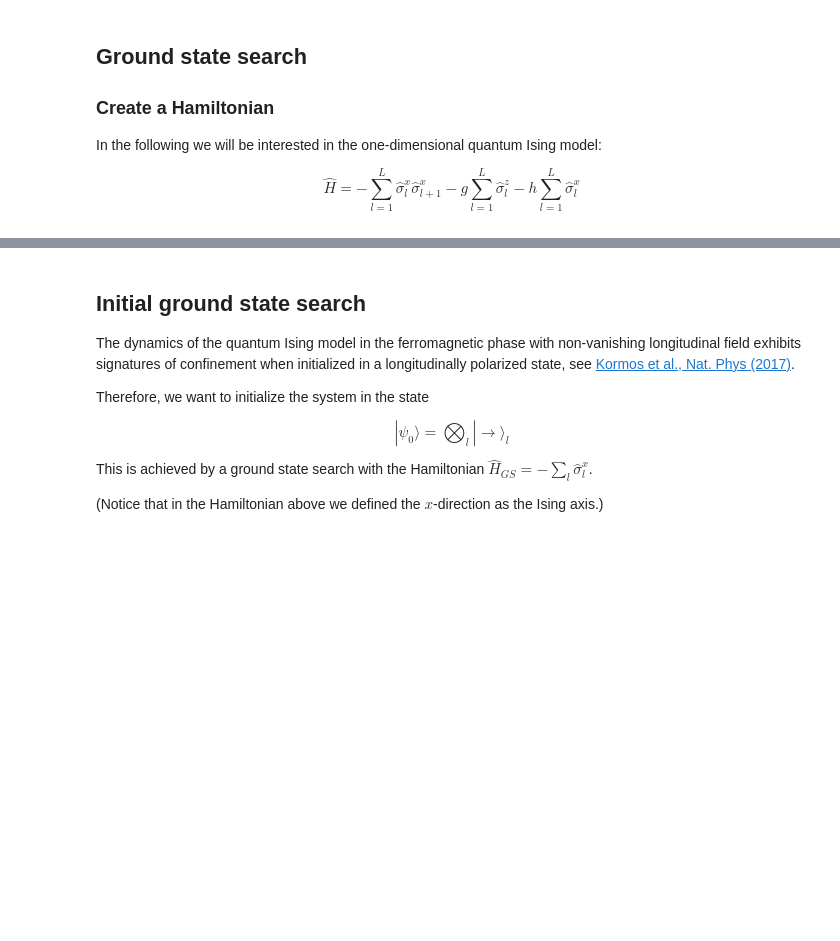
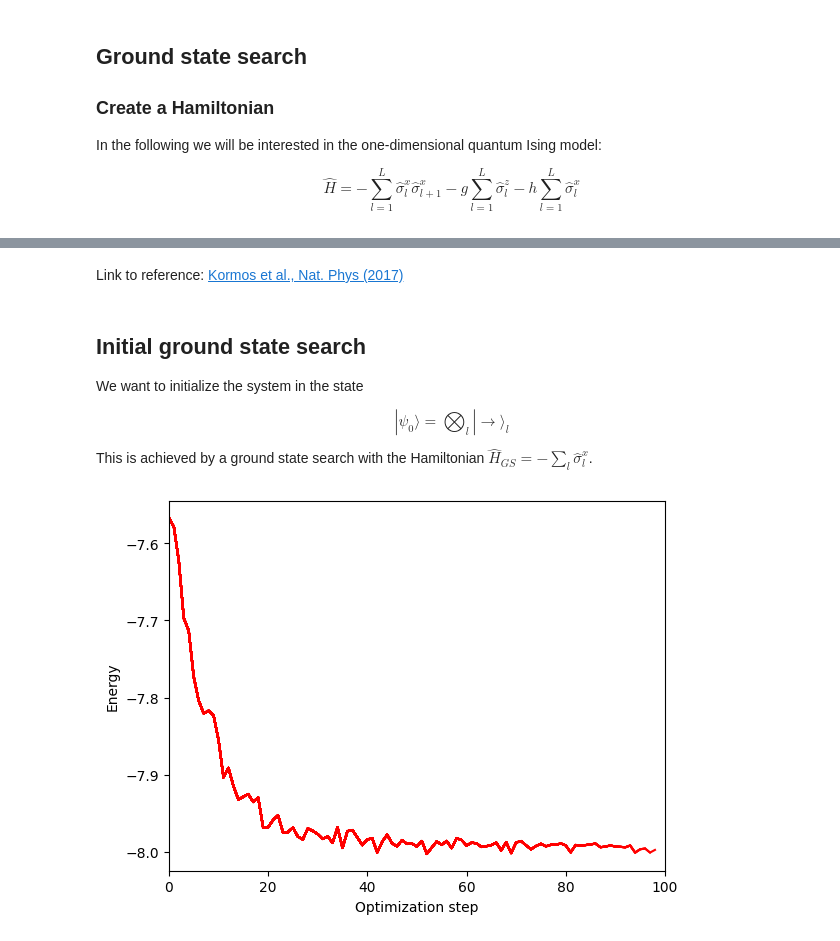
Before and after one commit to markusschmitt/quant24_summer_school, a Jupyter notebook: nqs_tutorial.ipynb, the cells around one changed output, grey strips where cells are left out. Saved outputs shown, nothing was run; the diff lists cells and outputs as text; code cells hidden in the pictures; blank space fills up the shorter version.

```diff
--- a/nqs_tutorial.ipynb
+++ b/nqs_tutorial.ipynb
@@ -415,14 +393,22 @@ tdvpEquation = TDVP(sampler,
+# %% [markdown]
+Link to reference: [Kormos et al., Nat. Phys (2017)](https://www.nature.com/articles/nphys3934)
 # %% [markdown]
 ## Initial ground state search
 
-The dynamics of the quantum Ising model in the ferromagnetic phase with non-vanishing longitudinal field exhibits signatures of confinement when initialized in a longitudinally polarized state, see [Kormos et al., Nat. Phys (2017)](https://www.nature.com/articles/nphys3934).
-
-Therefore, we want to initialize the system in the state
+We want to initialize the system in the state
 
 $$|\psi_0\rangle=\bigotimes_l|\rightarrow\rangle_l$$
 
 This is achieved by a ground state search with the Hamiltonian $\hat H_{GS}=-\sum_l\hat\sigma_l^x$.
-
-(Notice that in the Hamiltonian above we defined the $x$-direction as the Ising axis.)
 # %%
-initialize_in_X_state(psi, 8, mc_sampler)
+L=8
+
+psi = NQS(MyNet(width=32), batchSize=2**L)
+
+H_gs = BranchFreeOperator()
+for l in range(L):
+    H_gs.add( scal_opstr(-1.0, (Sx(l),)) )
+
+run_gs_search(100, learningRate, numSamples, H_gs, L, psi);
+# %% [output]
+[figure, added]
```
Also changed, not shown: parts of 17 cells of this notebook, 3 other files.
